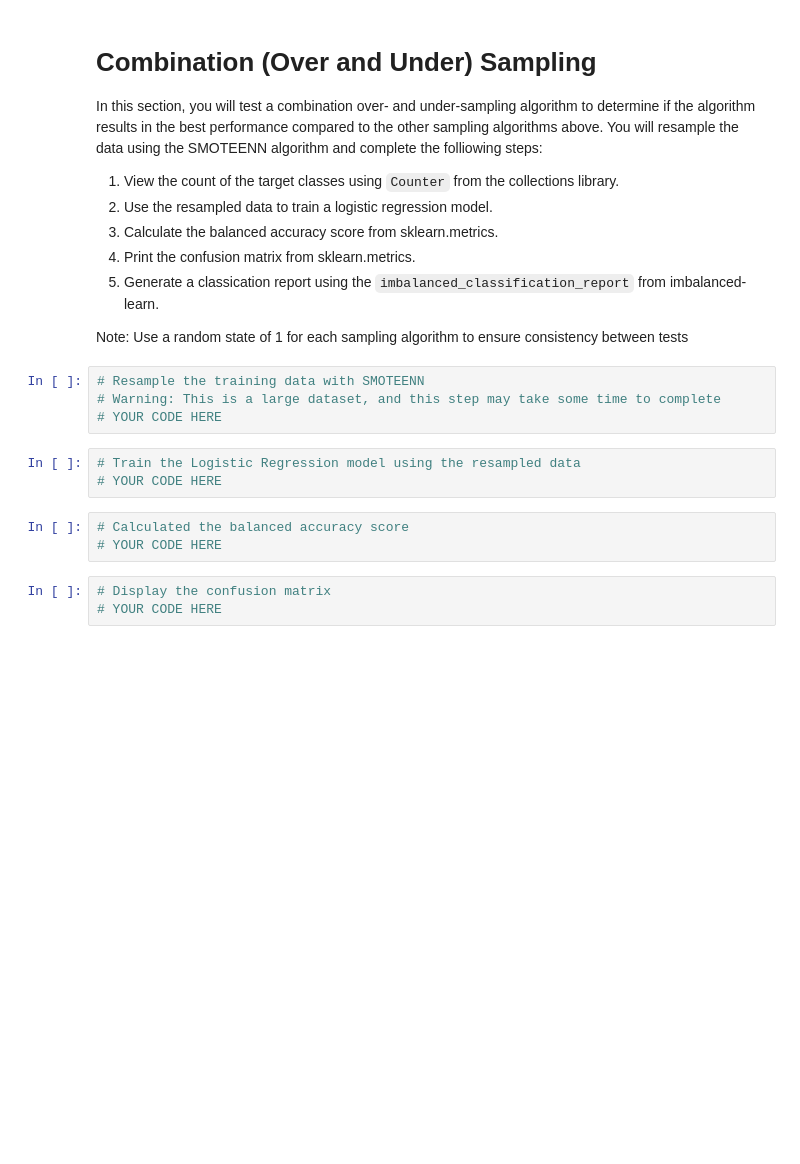
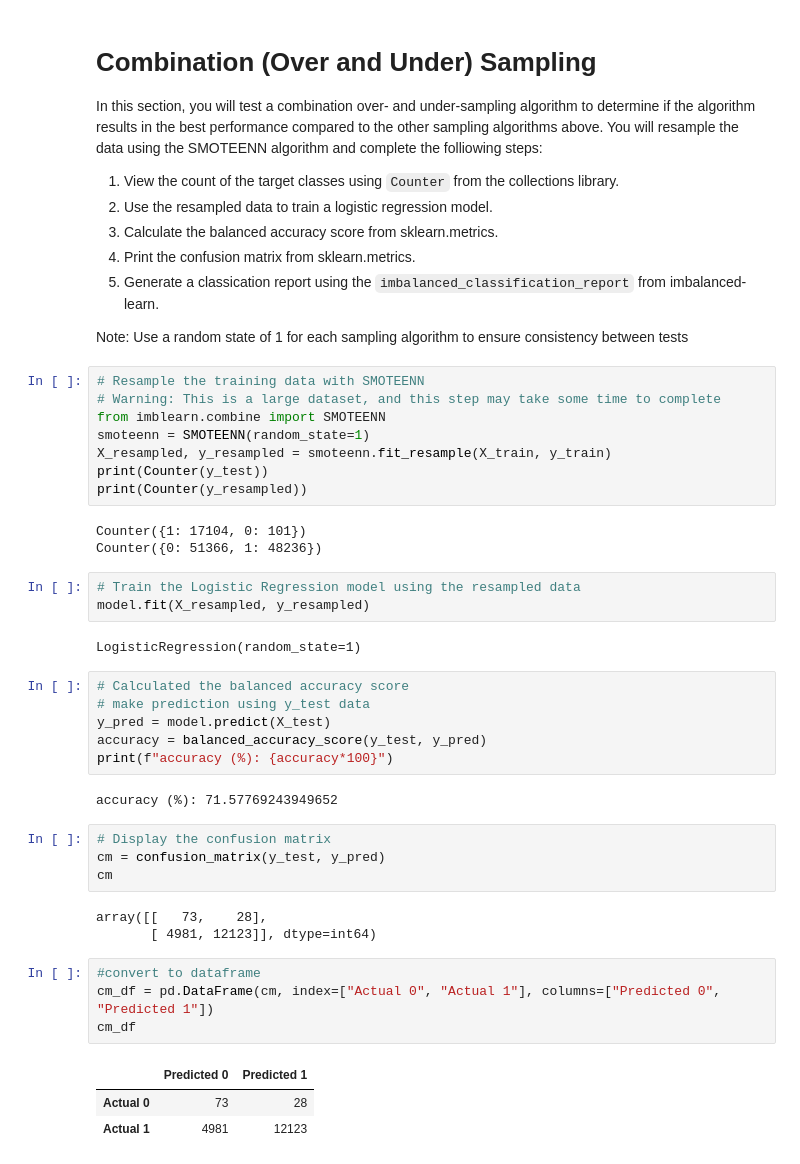
Before and after one commit to Andrew-Carlson/Credit_Risk_Analysis, a Jupyter notebook: credit_risk_resampling.ipynb, the cells around one changed output. Cells and saved outputs as stored; diff of their text form; blank space fills up the shorter version.

```diff
--- a/credit_risk_resampling.ipynb
+++ b/credit_risk_resampling.ipynb
@@ -305,15 +374,41 @@ Note: Use a random state of 1 for each sampling algorithm to ensure consistency
 # %%
 # Resample the training data with SMOTEENN
 # Warning: This is a large dataset, and this step may take some time to complete
-# YOUR CODE HERE
+from imblearn.combine import SMOTEENN
+smoteenn = SMOTEENN(random_state=1)
+X_resampled, y_resampled = smoteenn.fit_resample(X_train, y_train)
+print(Counter(y_test))
+print(Counter(y_resampled))
+# %% [output]
+Counter({1: 17104, 0: 101})
+Counter({0: 51366, 1: 48236})
 # %%
 # Train the Logistic Regression model using the resampled data
-# YOUR CODE HERE
+model.fit(X_resampled, y_resampled)
+# %% [output]
+LogisticRegression(random_state=1)
-# %%
-# Calculated the balanced accuracy score
-# YOUR CODE HERE
+# %%
+# Calculated the balanced accuracy score
+# make prediction using y_test data
+y_pred = model.predict(X_test)
+accuracy = balanced_accuracy_score(y_test, y_pred)
+print(f"accuracy (%): {accuracy*100}")
+# %% [output]
+accuracy (%): 71.57769243949652
 # %%
 # Display the confusion matrix
-# YOUR CODE HERE
+cm = confusion_matrix(y_test, y_pred)
+cm
+# %% [output]
+array([[   73,    28],
+       [ 4981, 12123]], dtype=int64)
+# %%
+#convert to dataframe
+cm_df = pd.DataFrame(cm, index=["Actual 0", "Actual 1"], columns=["Predicted 0", "Predicted 1"])
+cm_df
+# %% [output]
+|  | Predicted 0 | Predicted 1 |
+| Actual 0 | 73 | 28 |
+| Actual 1 | 4981 | 12123 |
 # %%
 # Print the imbalanced classification report
```
Also changed, not shown: parts of 18 cells of this notebook.
